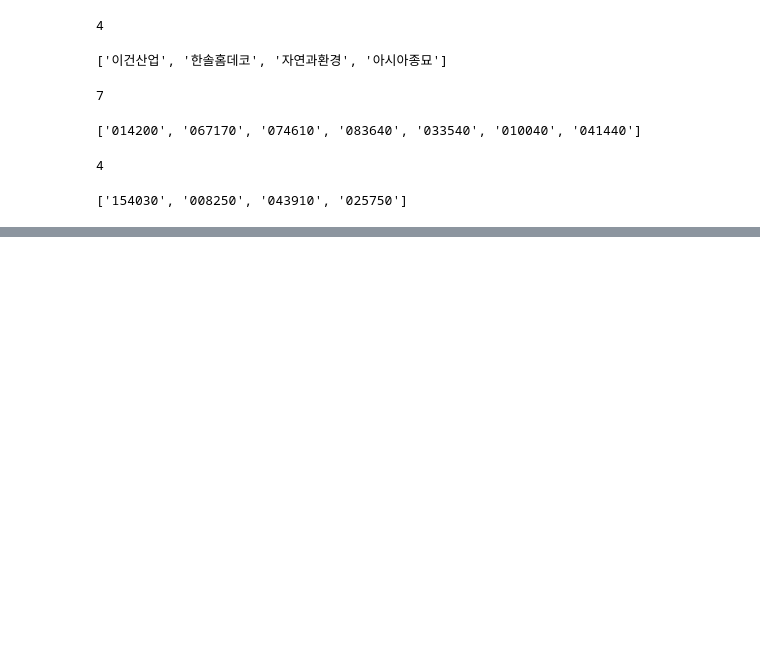
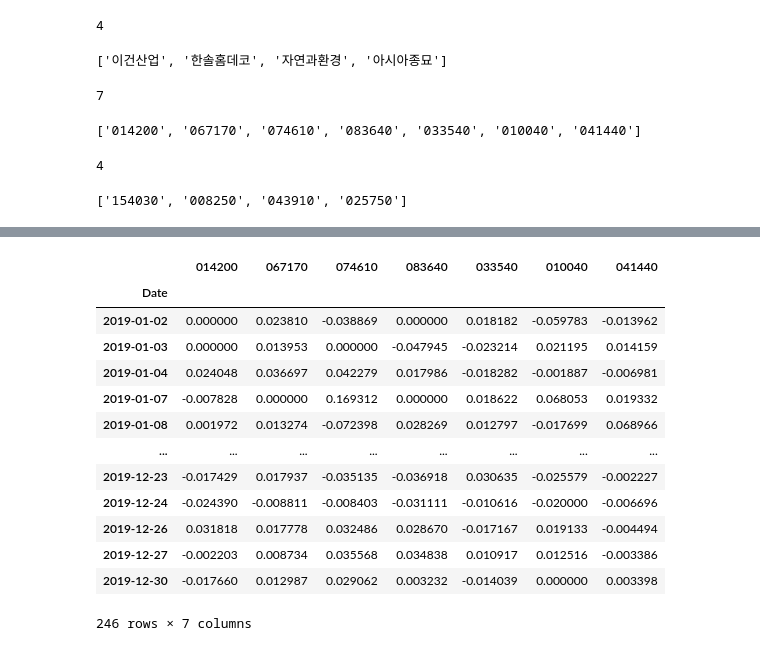
Before and after one commit to 21ckwj/fintech, a Jupyter notebook: 프로젝트2/주가움직임보기.ipynb, the cells around one changed output, grey strips where cells are left out. Cells and saved outputs as stored; diff of their text form; code cells hidden in the pictures; blank space fills up the shorter version.

```diff
--- a/프로젝트2/주가움직임보기.ipynb
+++ b/프로젝트2/주가움직임보기.ipynb
@@ -86,3 +302,29 @@ df_history
+# %%
+# 전날 종가 다음날 고가 변동률
+
+diff_history = dict()
+
+for code in codes_fire:
+    df = fdr.DataReader(code,'2019-01-02', '2019-12-31')
+    diff_history[code]= df['Change']   # 회사코드: [과거주가 리스트]
+
+df_diff = pd.DataFrame(diff_history)
+df_diff
+# %% [output]
+|  | 014200 | 067170 | 074610 | 083640 | 033540 | 010040 | 041440 |
+| Date |  |  |  |  |  |  |  |
+| 2019-01-02 | 0.000000 | 0.023810 | -0.038869 | 0.000000 | 0.018182 | -0.059783 | -0.013962 |
+| 2019-01-03 | 0.000000 | 0.013953 | 0.000000 | -0.047945 | -0.023214 | 0.021195 | 0.014159 |
+| 2019-01-04 | 0.024048 | 0.036697 | 0.042279 | 0.017986 | -0.018282 | -0.001887 | -0.006981 |
+| 2019-01-07 | -0.007828 | 0.000000 | 0.169312 | 0.000000 | 0.018622 | 0.068053 | 0.019332 |
+| 2019-01-08 | 0.001972 | 0.013274 | -0.072398 | 0.028269 | 0.012797 | -0.017699 | 0.068966 |
+| ... | ... | ... | ... | ... | ... | ... | ... |
+| 2019-12-23 | -0.017429 | 0.017937 | -0.035135 | -0.036918 | 0.030635 | -0.025579 | -0.002227 |
+| 2019-12-24 | -0.024390 | -0.008811 | -0.008403 | -0.031111 | -0.010616 | -0.020000 | -0.006696 |
+| 2019-12-26 | 0.031818 | 0.017778 | 0.032486 | 0.028670 | -0.017167 | 0.019133 | -0.004494 |
+| 2019-12-27 | -0.002203 | 0.008734 | 0.035568 | 0.034838 | 0.010917 | 0.012516 | -0.003386 |
+| 2019-12-30 | -0.017660 | 0.012987 | 0.029062 | 0.003232 | -0.014039 | 0.000000 | 0.003398 |
+246 rows × 7 columns
 # %%
 # 구제역 관련주
 # 대체식품(수산업,닭)
```
Also changed, not shown: parts of 16 cells of this notebook, 4 other files.
